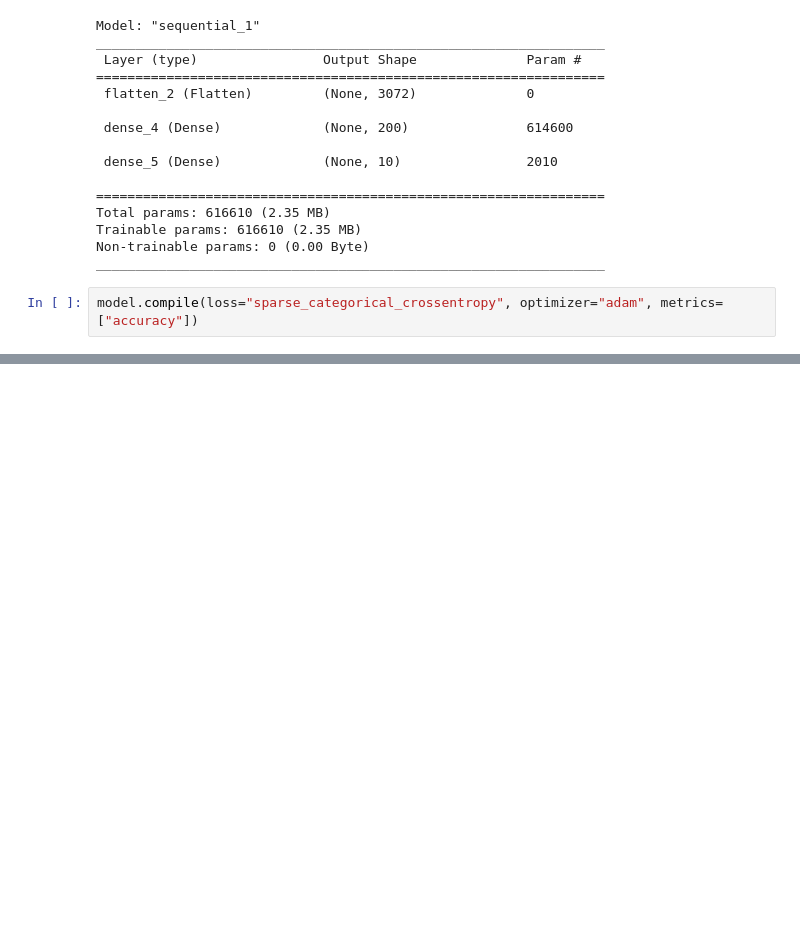
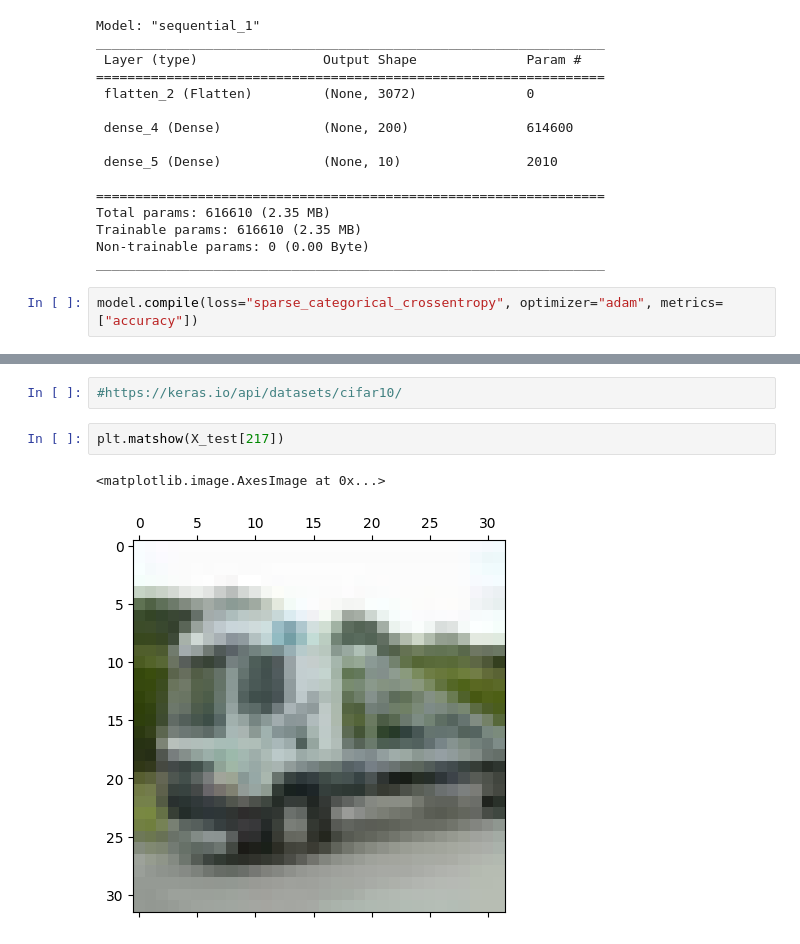
Before and after one commit to sudhanshu22123/Books-Machine-Learning-and-data-Science, a Jupyter notebook: 3exercise.ipynb, the cells around one changed output, grey strips where cells are left out. Drawn from its saved outputs; the diff is of its cells as text; blank space fills up the shorter version.

```diff
--- a/3exercise.ipynb
+++ b/3exercise.ipynb
@@ -116,0 +123,7 @@ Epoch 8/10
+# %%
+#https://keras.io/api/datasets/cifar10/
+# %%
+plt.matshow(X_test[217])
+# %% [output]
+<matplotlib.image.AxesImage at 0x...>
+[figure, added]
```
Also changed, not shown: parts of 5 cells of this notebook.
